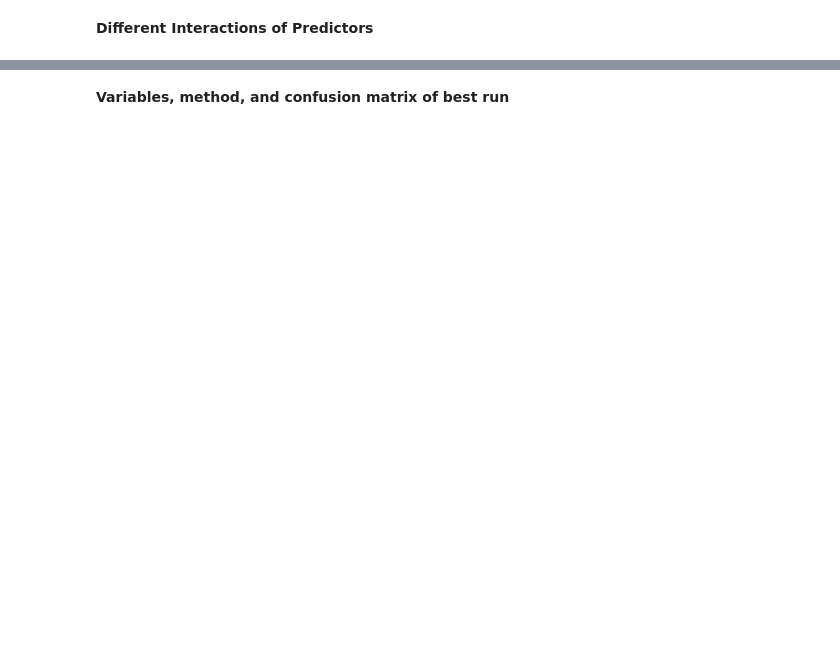
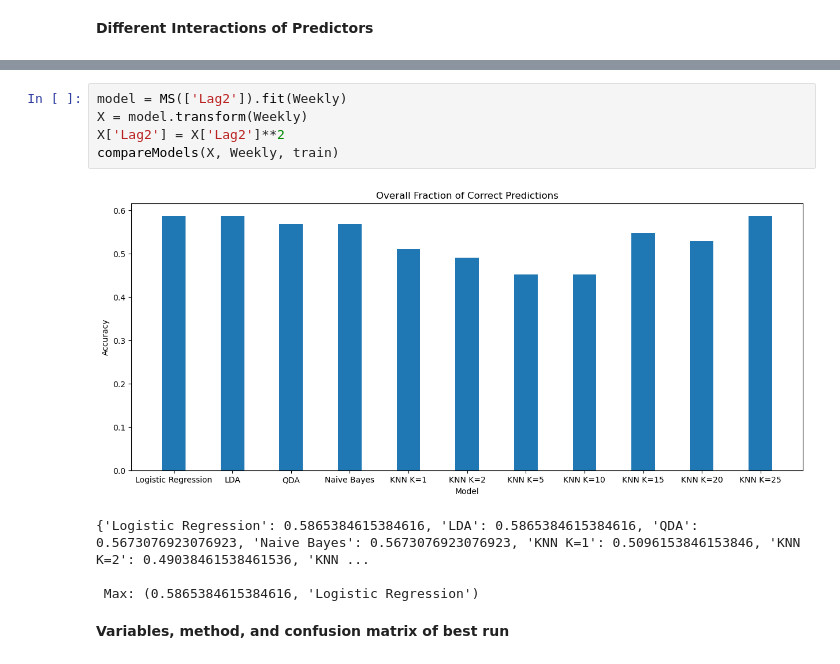
Before and after one commit to carmancater/an-introduction-to-statistical-learning-with-applications-in-python, a Jupyter notebook: Chapter 04 - Classification/Ch 4 Ex 13.ipynb, the cells around one changed output, grey strips where cells are left out. Drawn from its saved outputs; the diff is of its cells as text; blank space fills up the shorter version.

```diff
--- a/Chapter 04 - Classification/Ch 4 Ex 13.ipynb
+++ b/Chapter 04 - Classification/Ch 4 Ex 13.ipynb
@@ -442,2 +492,12 @@ compareModels(['Lag2', ('Lag1', 'Lag3', 'Lag4', 'Volume')], Weekly, train)
+# %%
+model = MS(['Lag2']).fit(Weekly)
+X = model.transform(Weekly)
+X['Lag2'] = X['Lag2']**2
+compareModels(X, Weekly, train)
+# %% [output]
+[figure, added]
+{'Logistic Regression': 0.5865384615384616, 'LDA': 0.5865384615384616, 'QDA': 0.5673076923076923, 'Naive Bayes': 0.5673076923076923, 'KNN K=1': 0.5096153846153846, 'KNN K=2': 0.49038461538461536, 'KNN ...
+
+ Max: (0.5865384615384616, 'Logistic Regression')
 # %% [markdown]
 **Variables, method, and confusion matrix of best run**
```
Also changed, not shown: parts of 19 cells of this notebook.
